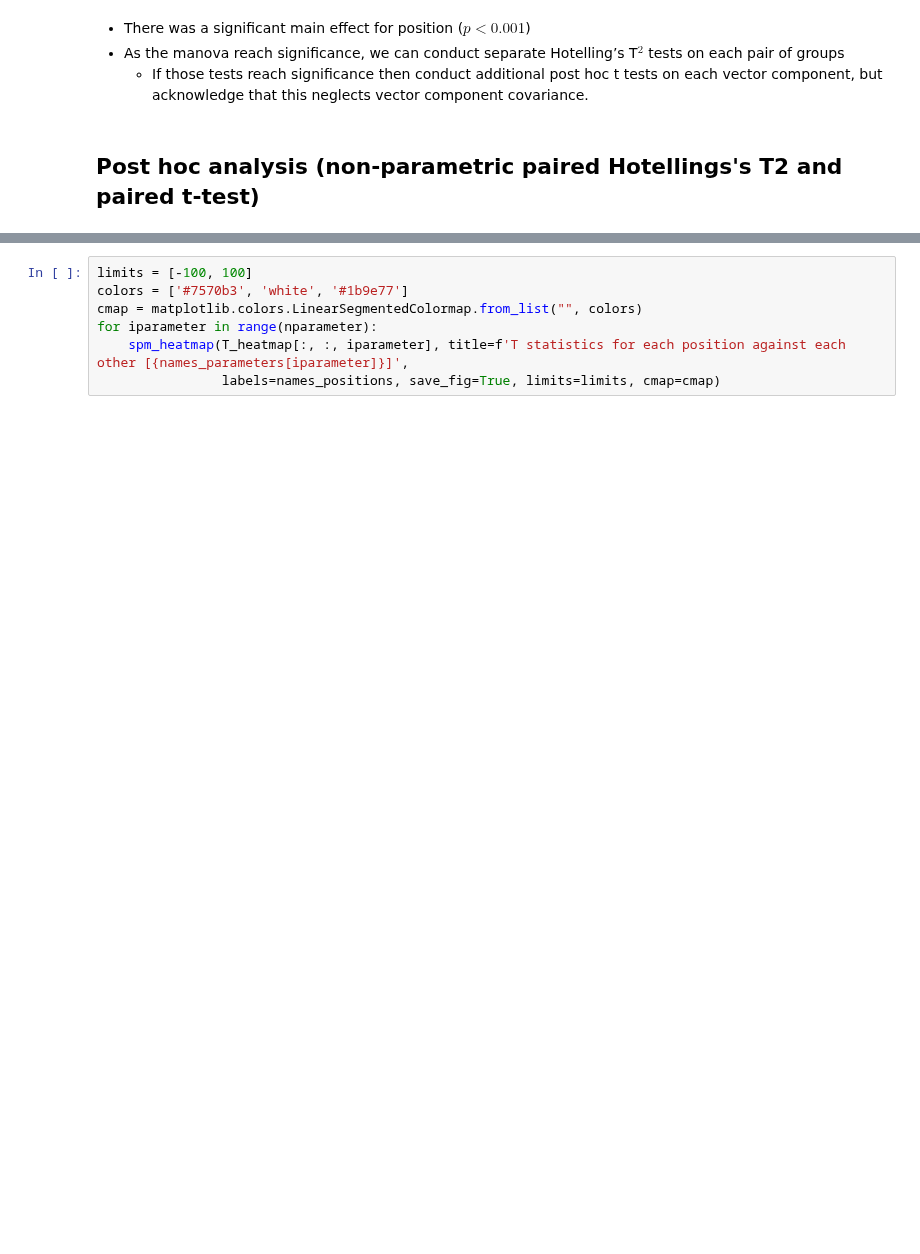
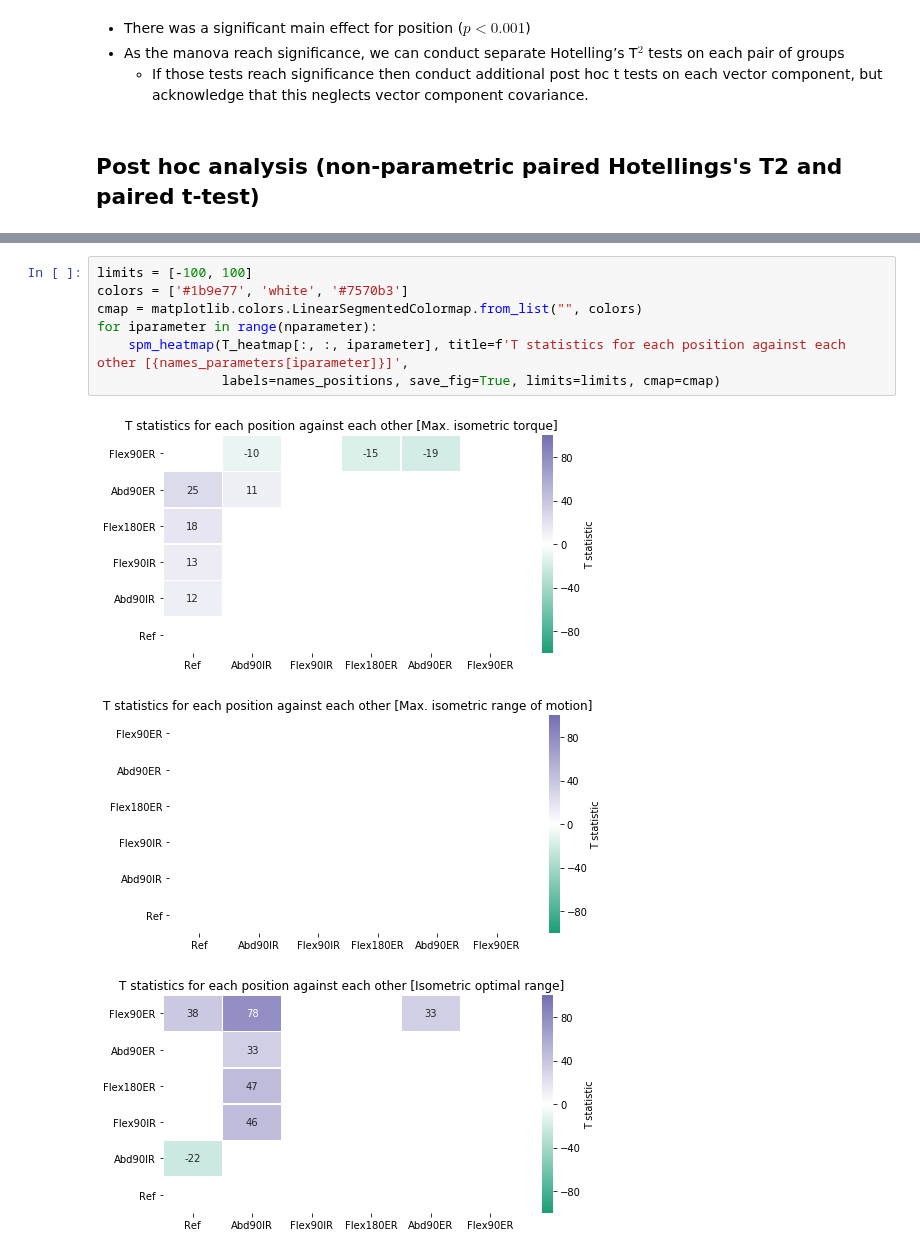
Before and after one commit to romainmartinez/envergo, a Jupyter notebook: 2_model_parameters.ipynb, the cells around one changed output, grey strips where cells are left out. Cells and saved outputs as stored; diff of their text form; blank space fills up the shorter version.

```diff
--- a/2_model_parameters.ipynb
+++ b/2_model_parameters.ipynb
@@ -166,7 +168,11 @@ spm_heatmap(H_heatmap, title='Hotelling T statistics for each position against e
 # %%
 limits = [-100, 100]
-colors = ['#7570b3', 'white', '#1b9e77']
+colors = ['#1b9e77', 'white', '#7570b3']
 cmap = matplotlib.colors.LinearSegmentedColormap.from_list("", colors)
 for iparameter in range(nparameter):
     spm_heatmap(T_heatmap[:, :, iparameter], title=f'T statistics for each position against each other [{names_parameters[iparameter]}]',
                 labels=names_positions, save_fig=True, limits=limits, cmap=cmap)
+# %% [output]
+[figure, added]
+[figure, added]
+[figure, added]
```
Also changed, not shown: parts of 6 cells of this notebook, 1 other file.
